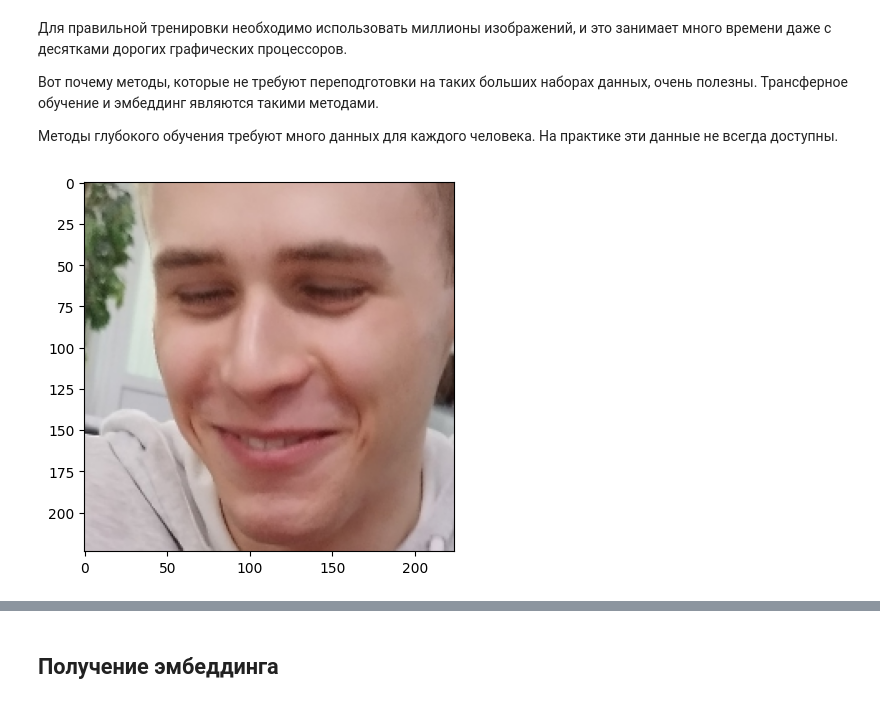
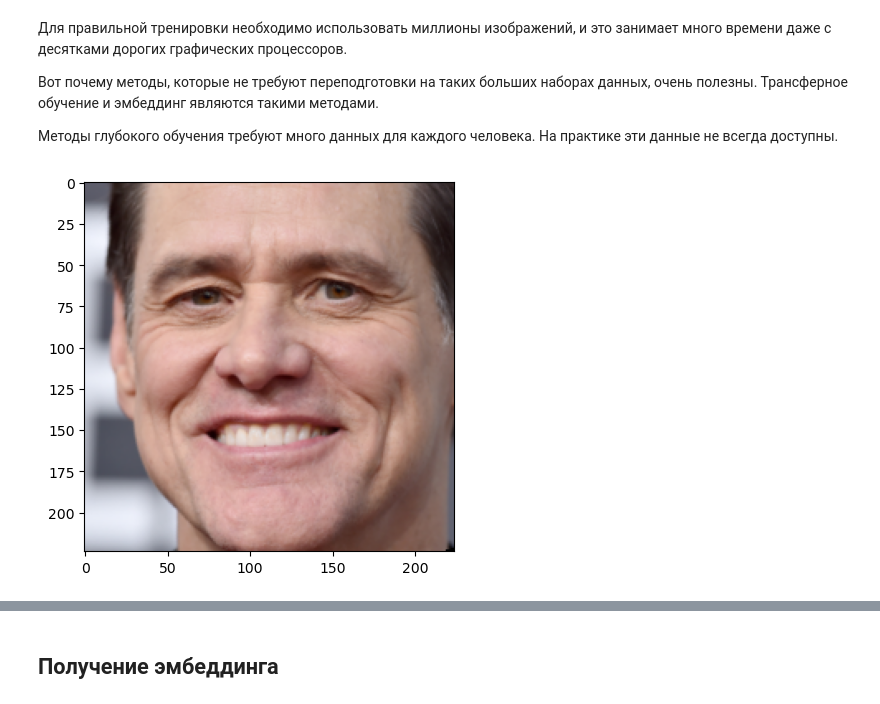
Before and after one commit to kemper0110/face-recog, a Jupyter notebook: project/3_Recognition/recognition.ipynb, the cells around one changed output, grey strips where cells are left out. Cells and saved outputs as stored; diff of their text form; code cells hidden in the pictures.

```diff
--- a/project/3_Recognition/recognition.ipynb
+++ b/project/3_Recognition/recognition.ipynb
@@ -19,13 +19,14 @@ import dlib
 K.clear_session()
 from project.dg_face import utils, detection, alignment
 # %%
-image = utils.load_image("belikov.jpg")
+# image = utils.load_image("belikov.jpg")
+image = utils.load_image("carrey.jpg")
 faces = detection.detect_faces(image)
 aligned_face = alignment.aligned_face(image, faces[0])
 plt.imshow(aligned_face)
 plt.show()
 # %% [output]
-[figure, old version]
+[figure, new version]
 # %% [markdown]
 # VGG16
 Распознавание основанное на модели VGG16 (2015)
```
Also changed, not shown: parts of 3 cells of this notebook, 9 other files.
